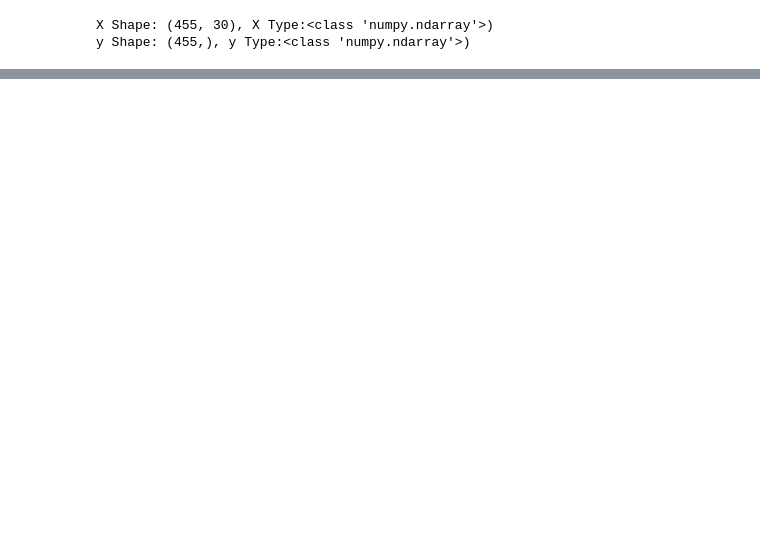
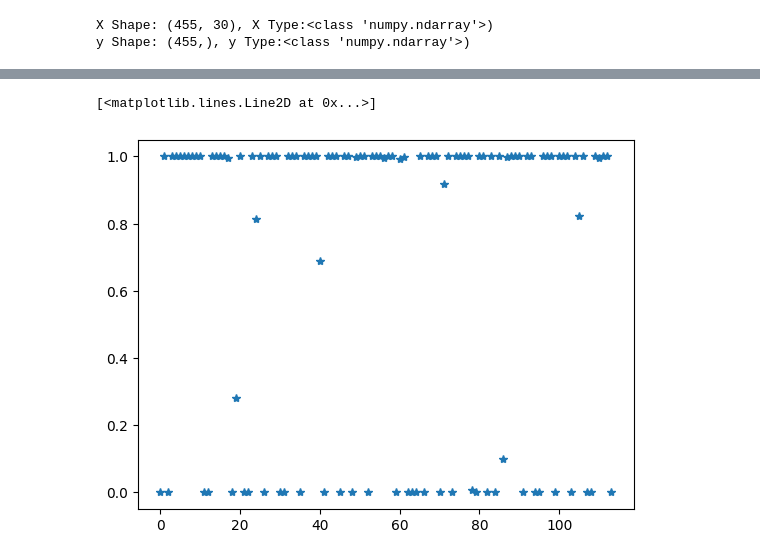
Before and after one commit to fistfulofyen/Applications_of_Machine_Learning, a Jupyter notebook: binary_classification_logistic_regression.ipynb, the cells around one changed output, grey strips where cells are left out. Drawn from its saved outputs; the diff is of its cells as text; code cells hidden in the pictures; blank space fills up the shorter version.

```diff
--- a/binary_classification_logistic_regression.ipynb
+++ b/binary_classification_logistic_regression.ipynb
@@ -457,0 +502,6 @@ F1 score: 0.9625000000000001
+# %%
+g = sigmoid(x_test_mat @ w_batch)
+plt.plot(g, '*')
+# %% [output]
+[<matplotlib.lines.Line2D at 0x...>]
+[figure, added]
```
Also changed, not shown: parts of 8 cells of this notebook.
